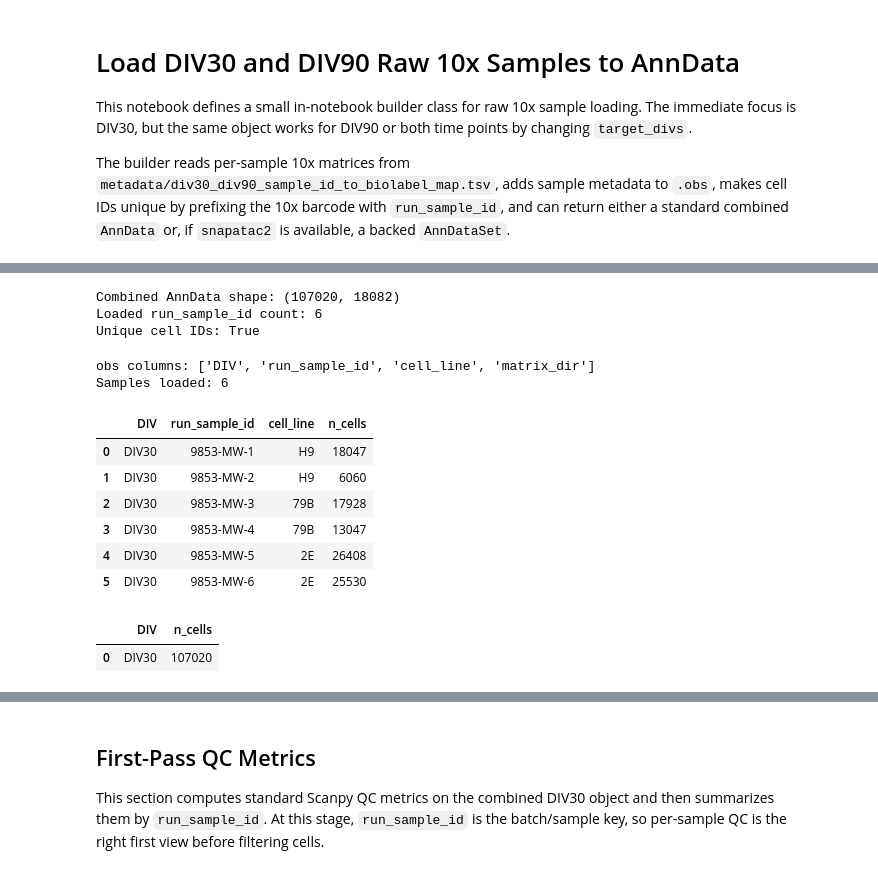
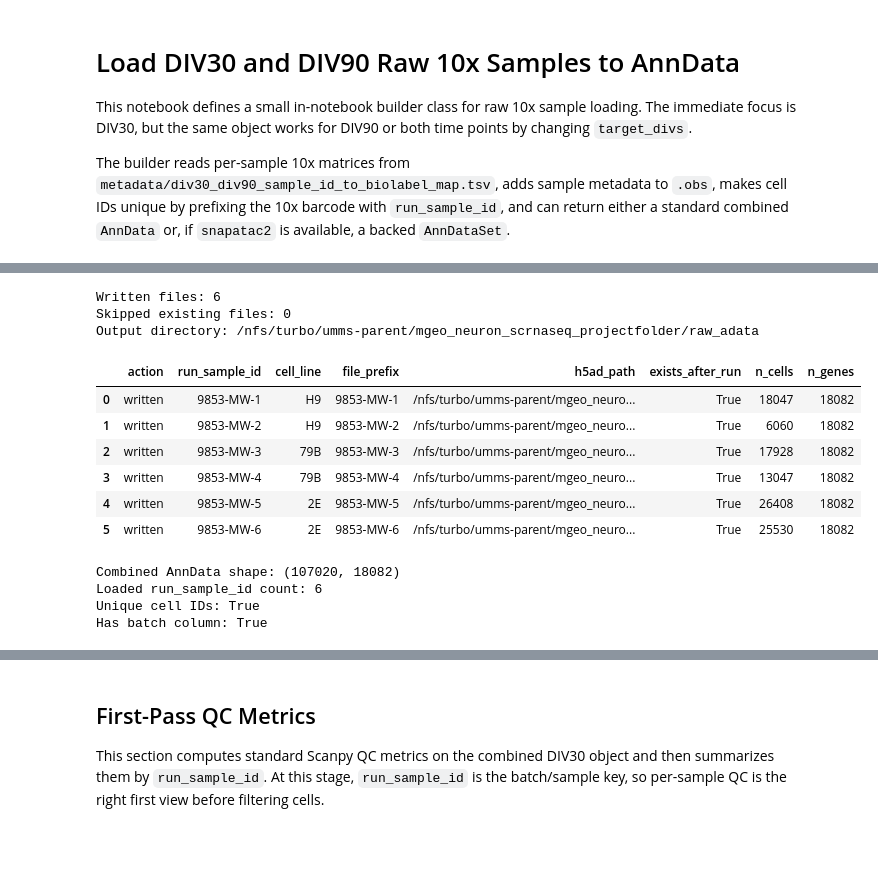
Before and after one commit to ecresp1el/mge_organoid_pipeline, a Jupyter notebook: python_notebooks/notebooks/00_load_div30_div90_raw_to_anndata.ipynb, the cells around one changed output, grey strips where cells are left out. Saved outputs shown, nothing was run; the diff lists cells and outputs as text; code cells hidden in the pictures; blank space fills up the shorter version.

```diff
--- a/python_notebooks/notebooks/00_load_div30_div90_raw_to_anndata.ipynb
+++ b/python_notebooks/notebooks/00_load_div30_div90_raw_to_anndata.ipynb
@@ -342,51 +455,34 @@ Selected 6 samples from: /home/elcrespo/Desktop/githubprojects/mge_organoid_pipe
+# %%
+real_run_manifest_df = save_raw_adatas_from_builder(anndata_builder, dry_run=False, overwrite=False)
+print("Written files:", (real_run_manifest_df["action"] == "written").sum())
+print("Skipped existing files:", (real_run_manifest_df["action"] == "skipped_existing").sum())
+print("Output directory:", Path(real_run_manifest_df["h5ad_path"].iloc[0]).parent)
+display(real_run_manifest_df[["action", "run_sample_id", "cell_line", "file_prefix", "h5ad_path", "exists_after_run", "n_cells", "n_genes"]])
+# %% [output]
+Written files: 6
+Skipped existing files: 0
+Output directory: /nfs/turbo/umms-parent/mgeo_neuron_scrnaseq_projectfolder/raw_adata
+|  | action | run_sample_id | cell_line | file_prefix | h5ad_path | exists_after_run | n_cells | n_genes |
+| 0 | written | 9853-MW-1 | H9 | 9853-MW-1 | /nfs/turbo/umms-parent/mgeo_neuro... | True | 18047 | 18082 |
+| 1 | written | 9853-MW-2 | H9 | 9853-MW-2 | /nfs/turbo/umms-parent/mgeo_neuro... | True | 6060 | 18082 |
+| 2 | written | 9853-MW-3 | 79B | 9853-MW-3 | /nfs/turbo/umms-parent/mgeo_neuro... | True | 17928 | 18082 |
+| 3 | written | 9853-MW-4 | 79B | 9853-MW-4 | /nfs/turbo/umms-parent/mgeo_neuro... | True | 13047 | 18082 |
+| 4 | written | 9853-MW-5 | 2E | 9853-MW-5 | /nfs/turbo/umms-parent/mgeo_neuro... | True | 26408 | 18082 |
+| 5 | written | 9853-MW-6 | 2E | 9853-MW-6 | /nfs/turbo/umms-parent/mgeo_neuro... | True | 25530 | 18082 |
 # %%
 # Build the standard combined AnnData object for downstream Scanpy work.
 # Option A (default path): no additional batch column created.
-sample_adata = builder.combined_anndata(join="outer")
+#combined_adata = anndata_builder.combined_anndata(join="outer")
 
 # Option B (alternate path): adds .obs['batch'] using run_sample_id keys.
-# sample_adata = builder.combined_anndata_concat(join="outer", label="batch")
+combined_adata = anndata_builder.combined_anndata_concat(join="outer", label="batch")
 
-print("Combined AnnData shape:", sample_adata.shape)
-print("Loaded run_sample_id count:", sample_adata.obs["run_sample_id"].nunique())
-print("Unique cell IDs:", sample_adata.obs_names.is_unique)
-print("Has batch column:", "batch" in sample_adata.obs.columns)
+print("Combined AnnData shape:", combined_adata.shape)
+print("Loaded run_sample_id count:", combined_adata.obs["run_sample_id"].nunique())
+print("Unique cell IDs:", combined_adata.obs_names.is_unique)
+print("Has batch column:", "batch" in combined_adata.obs.columns)
 # %% [output]
 Combined AnnData shape: (107020, 18082)
 Loaded run_sample_id count: 6
 Unique cell IDs: True
+Has batch column: True
-# %%
-# Multisample sanity checks without builder.cell_count_tables().
-# (That helper was removed to keep the class minimal for this tutorial.)
-sample_cell_counts = (
-    sample_adata.obs.groupby(["DIV", "run_sample_id", "cell_line"], observed=True)
-    .size()
-    .rename("n_cells")
-    .reset_index()
-    .sort_values(["DIV", "run_sample_id"])
-    .reset_index(drop=True)
-)
-
-div_cell_counts = (
-    sample_adata.obs.groupby("DIV", observed=True)
-    .size()
-    .rename("n_cells")
-    .reset_index()
-)
-
-print("obs columns:", list(sample_adata.obs.columns))
-print("Samples loaded:", sample_cell_counts["run_sample_id"].nunique())
-display(sample_cell_counts)
-display(div_cell_counts)
-# %% [output]
-obs columns: ['DIV', 'run_sample_id', 'cell_line', 'matrix_dir']
-Samples loaded: 6
-|  | DIV | run_sample_id | cell_line | n_cells |
-| 0 | DIV30 | 9853-MW-1 | H9 | 18047 |
-| 1 | DIV30 | 9853-MW-2 | H9 | 6060 |
-| 2 | DIV30 | 9853-MW-3 | 79B | 17928 |
-| 3 | DIV30 | 9853-MW-4 | 79B | 13047 |
-| 4 | DIV30 | 9853-MW-5 | 2E | 26408 |
-| 5 | DIV30 | 9853-MW-6 | 2E | 25530 |
-|  | DIV | n_cells |
-| 0 | DIV30 | 107020 |
```
Also changed, not shown: parts of 9 cells of this notebook.
